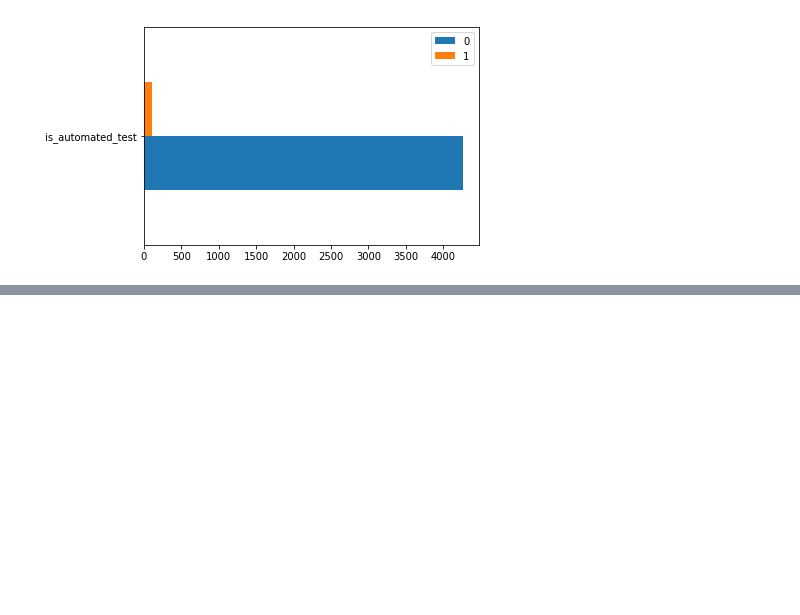
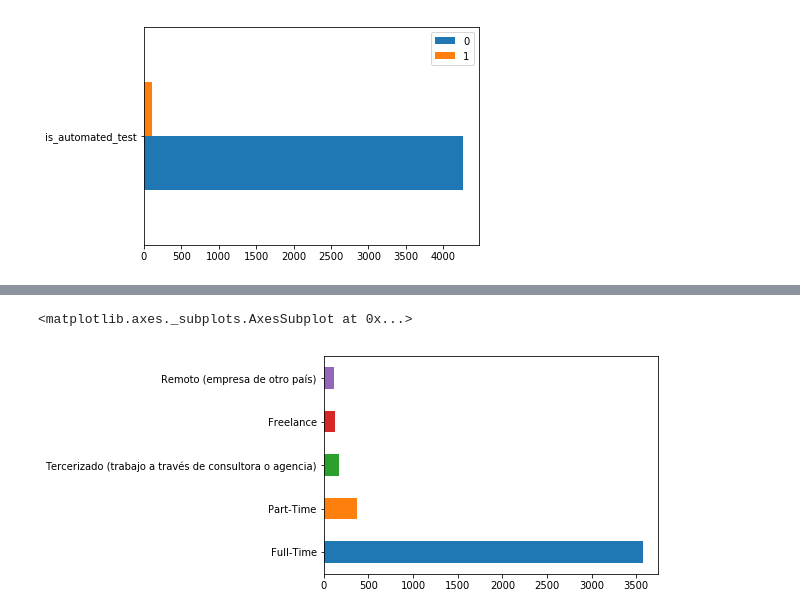
Before and after one commit to seppo0010/sysarmy-sueldos-2019.1, a Jupyter notebook: Sysarmy - Predicción de sueldos.ipynb, the cells around one changed output, grey strips where cells are left out. Cells and saved outputs as stored; diff of their text form; code cells hidden in the pictures; blank space fills up the shorter version.

```diff
--- a/Sysarmy - Predicción de sueldos.ipynb
+++ b/Sysarmy - Predicción de sueldos.ipynb
@@ -168,0 +190,5 @@ pd.DataFrame({x: v.value_counts() for x, v in d.items()}).T.plot.barh()
+# %%
+df['Tipo de contrato'].value_counts().plot.barh()
+# %% [output]
+<matplotlib.axes._subplots.AxesSubplot at 0x...>
+[figure, added]
```
Also changed, not shown: parts of 11 cells of this notebook.
